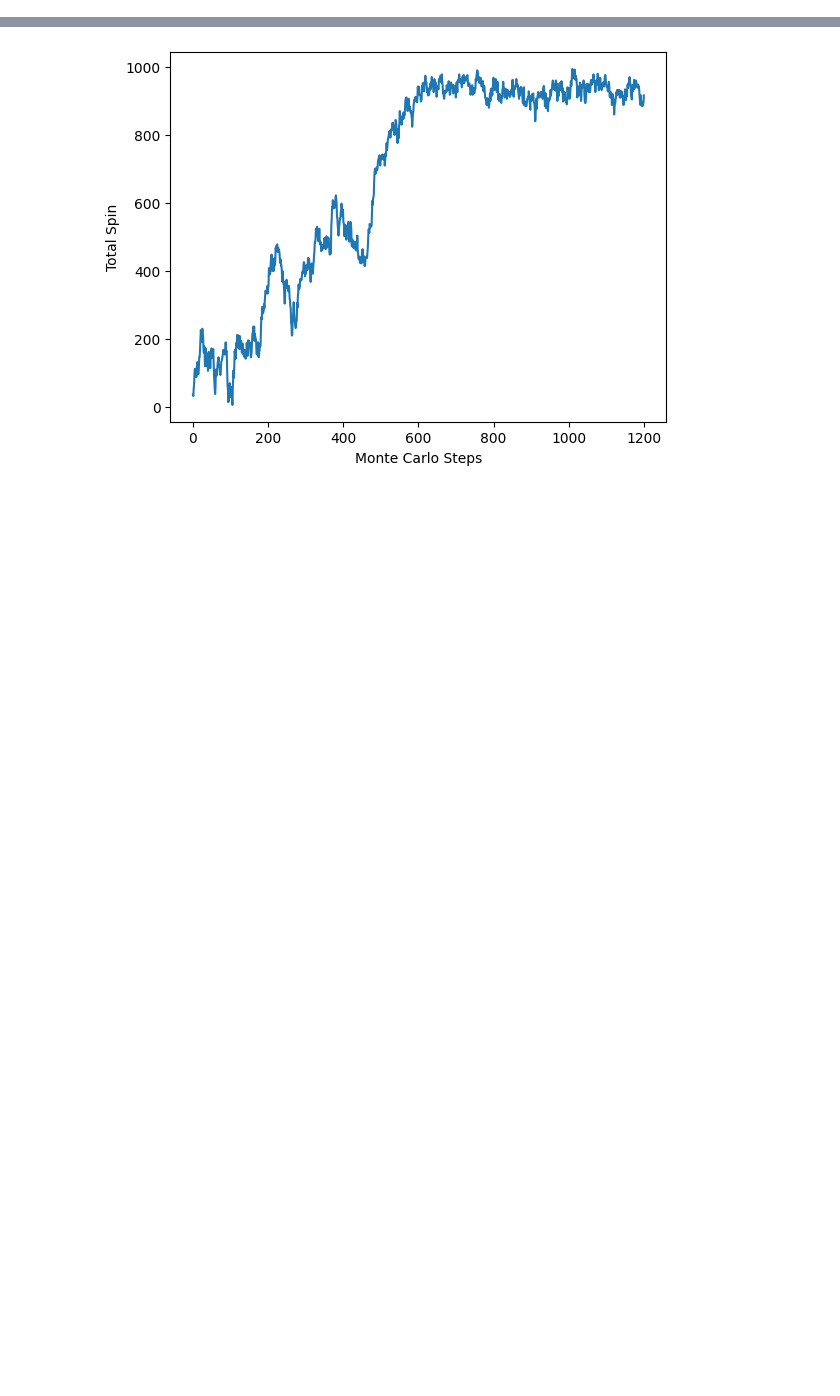
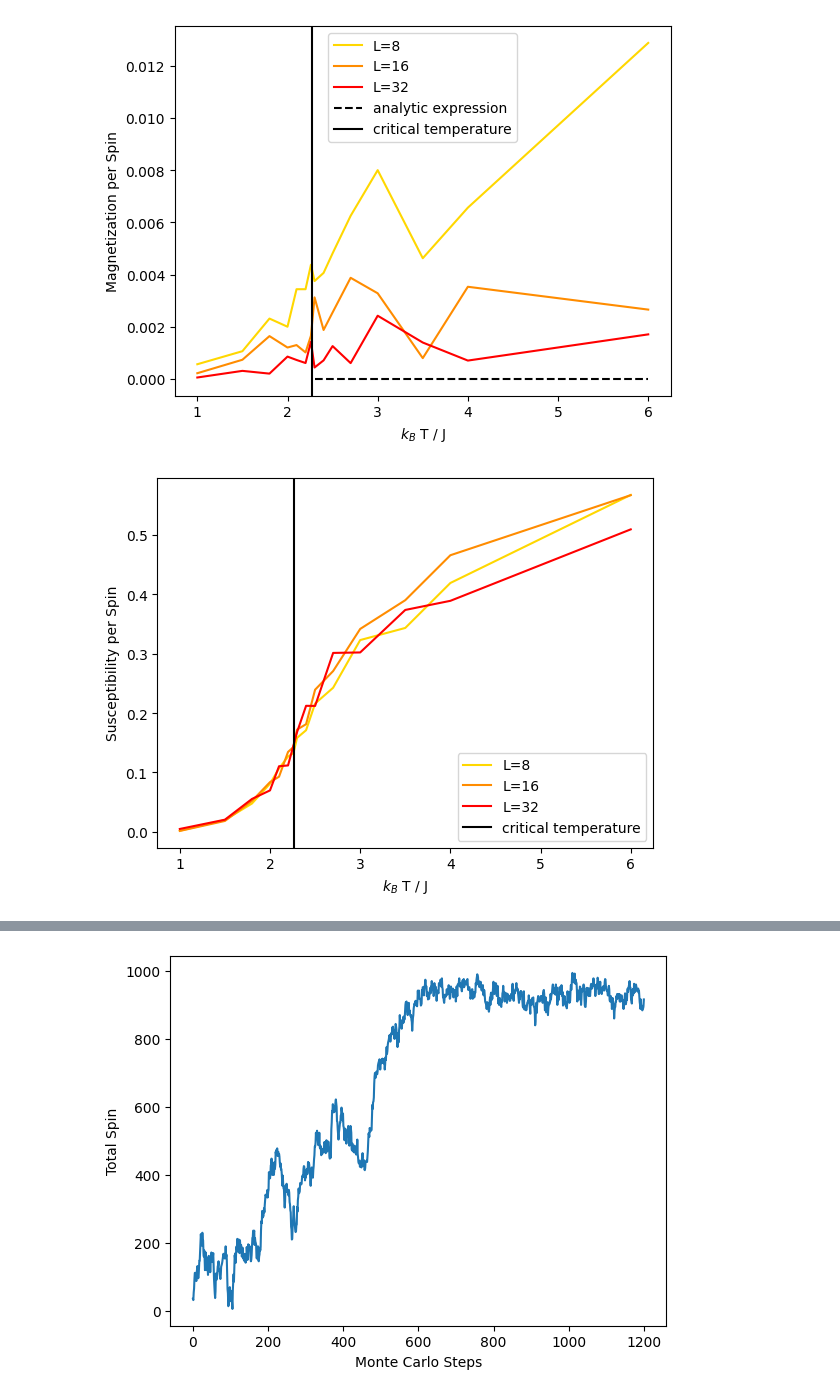
Before and after one commit to JanBulling/CompPhys-Final-Project, a Jupyter notebook: Ising/ising.ipynb, the cells around one changed output, grey strips where cells are left out. Saved outputs shown, nothing was run; the diff lists cells and outputs as text; code cells hidden in the pictures; blank space fills up the shorter version.

```diff
--- a/Ising/ising.ipynb
+++ b/Ising/ising.ipynb
@@ -264,2 +249,5 @@ plt.show()
 # %%
-create_plots(N, T_array, -J, B, k_B, 100, 300, 20, 5)
+create_plots(N, T_array, -J, B, k_B, 100, 100, 20, 5)
+# %% [output]
+[figure, added]
+[figure, added]
```
Also changed, not shown: parts of 17 cells of this notebook, 45 other files.
